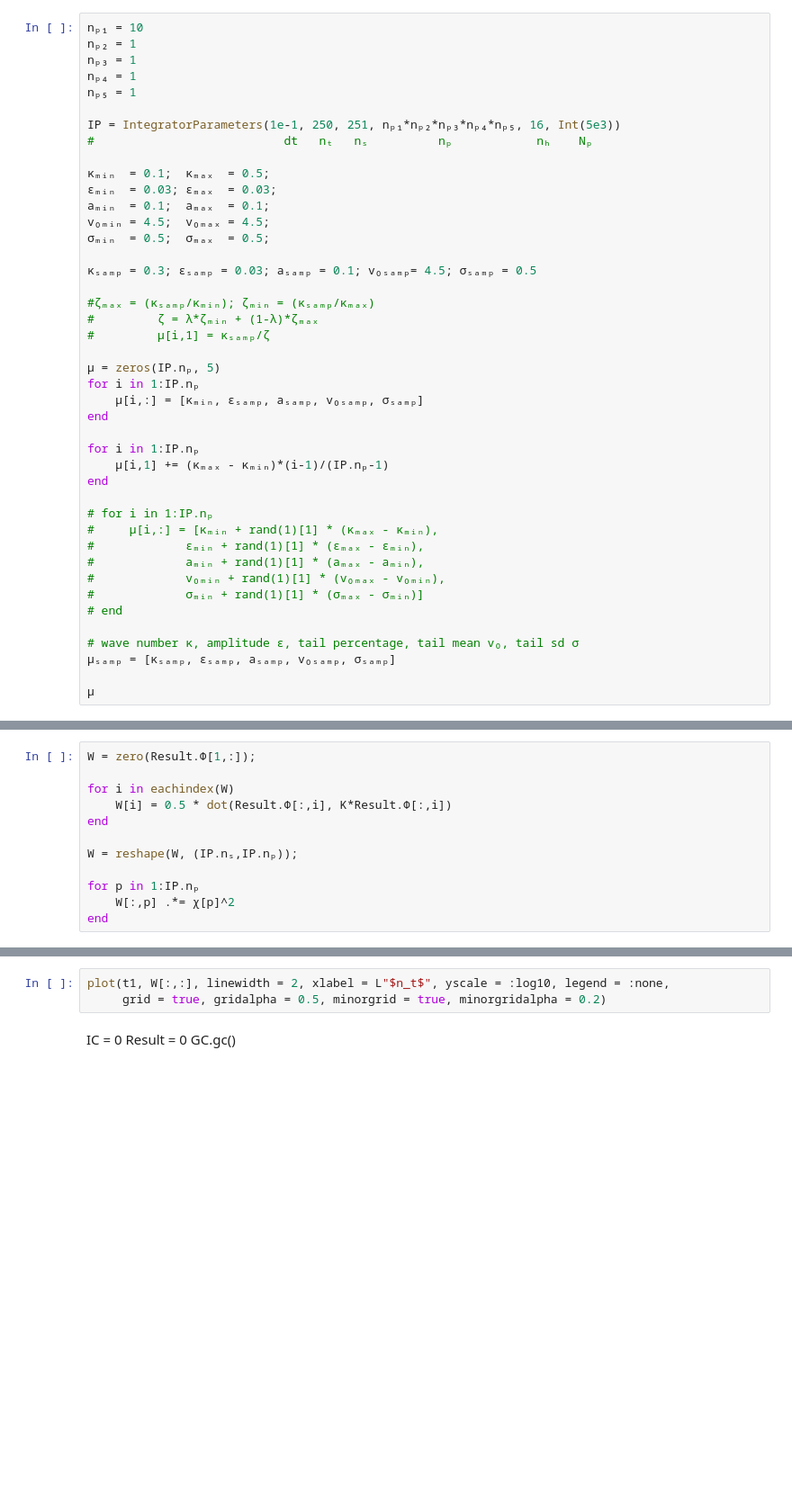
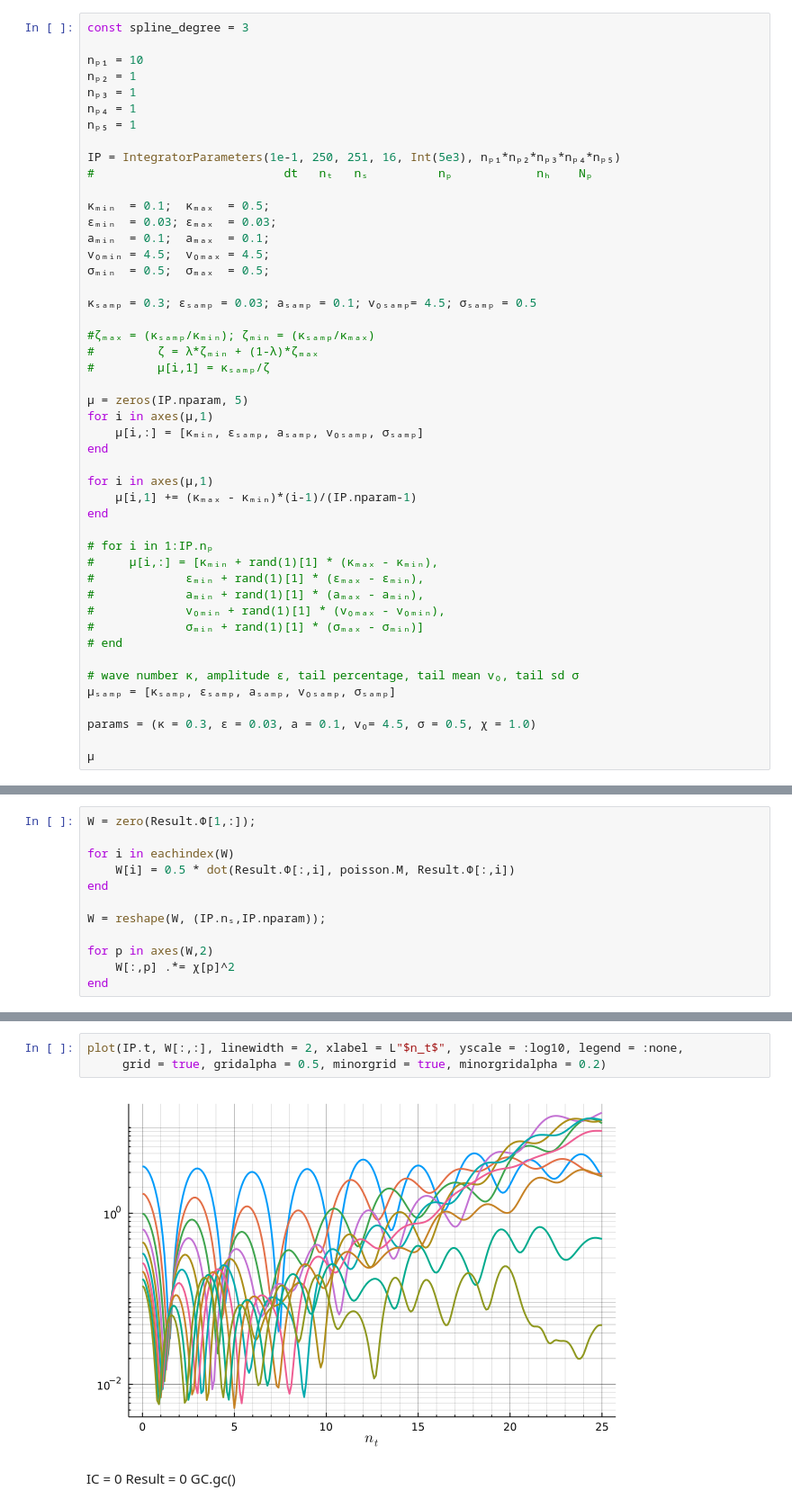
Before and after one commit to JuliaRCM/ReducedBasisMethods.jl, a Jupyter notebook: notebooks/VP-ROM-Training.ipynb, the cells around one changed output, grey strips where cells are left out. Shown: that part at 90% size. Cells and saved outputs as stored; diff of their text form; blank space fills up the shorter version.

```diff
--- a/notebooks/VP-ROM-Training.ipynb
+++ b/notebooks/VP-ROM-Training.ipynb
@@ -13,11 +8,13 @@ include("../src/visualisation.jl");
 # %%
+const spline_degree = 3
+
 nₚ₁ = 10
 nₚ₂ = 1
 nₚ₃ = 1
 nₚ₄ = 1
 nₚ₅ = 1
 
-IP = IntegratorParameters(1e-1, 250, 251, nₚ₁*nₚ₂*nₚ₃*nₚ₄*nₚ₅, 16, Int(5e3))
+IP = IntegratorParameters(1e-1, 250, 251, 16, Int(5e3), nₚ₁*nₚ₂*nₚ₃*nₚ₄*nₚ₅)
 #                           dt   nₜ   nₛ          nₚ            nₕ    Nₚ
 
 κₘᵢₙ  = 0.1;  κₘₐₓ  = 0.5;
@@ -32,13 +29,13 @@ v₀ₘᵢₙ = 4.5;  v₀ₘₐₓ = 4.5;
 #         ζ = λ*ζₘᵢₙ + (1-λ)*ζₘₐₓ
 #         μ[i,1] = κₛₐₘₚ/ζ
 
-μ = zeros(IP.nₚ, 5)
-for i in 1:IP.nₚ
+μ = zeros(IP.nparam, 5)
+for i in axes(μ,1)
     μ[i,:] = [κₘᵢₙ, εₛₐₘₚ, aₛₐₘₚ, v₀ₛₐₘₚ, σₛₐₘₚ]
 end
 
-for i in 1:IP.nₚ
-    μ[i,1] += (κₘₐₓ - κₘᵢₙ)*(i-1)/(IP.nₚ-1)
+for i in axes(μ,1)
+    μ[i,1] += (κₘₐₓ - κₘᵢₙ)*(i-1)/(IP.nparam-1)
 end
 
 # for i in 1:IP.nₚ
@@ -52,4 +49,6 @@ end
 # wave number κ, amplitude ε, tail percentage, tail mean v₀, tail sd σ
 μₛₐₘₚ = [κₛₐₘₚ, εₛₐₘₚ, aₛₐₘₚ, v₀ₛₐₘₚ, σₛₐₘₚ]
 
+params = (κ = 0.3, ε = 0.03, a = 0.1, v₀= 4.5, σ = 0.5, χ = 1.0)
+
 μ
@@ -79,11 +111,11 @@ save_h5("../runs/BoT_Np5e4_k_010_050_np_10_T25.h5", IP, S, μₛₐₘₚ, μ, R
 W = zero(Result.Φ[1,:]);
 
 for i in eachindex(W)
-    W[i] = 0.5 * dot(Result.Φ[:,i], K*Result.Φ[:,i])
+    W[i] = 0.5 * dot(Result.Φ[:,i], poisson.M, Result.Φ[:,i])
 end
 
-W = reshape(W, (IP.nₛ,IP.nₚ));
+W = reshape(W, (IP.nₛ,IP.nparam));
 
-for p in 1:IP.nₚ
+for p in axes(W,2)
     W[:,p] .*= χ[p]^2
 end
@@ -92,6 +122,8 @@ t1 = collect(range(0, stop=IP.dt*IP.nₜ, length=IP.nₛ));
 # %%
-plot(t1, W[:,:], linewidth = 2, xlabel = L"$n_t$", yscale = :log10, legend = :none,
+plot(IP.t, W[:,:], linewidth = 2, xlabel = L"$n_t$", yscale = :log10, legend = :none,
      grid = true, gridalpha = 0.5, minorgrid = true, minorgridalpha = 0.2)
+# %% [output]
+[figure, added]
 # %% [markdown]
 IC = 0
 Result = 0
```
Also changed, not shown: parts of 18 cells of this notebook, 6 other files.
